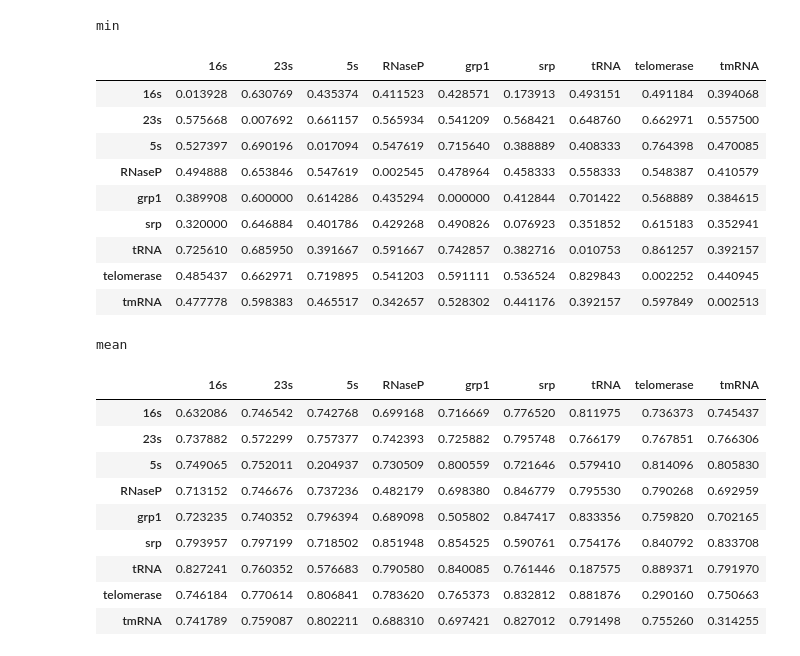
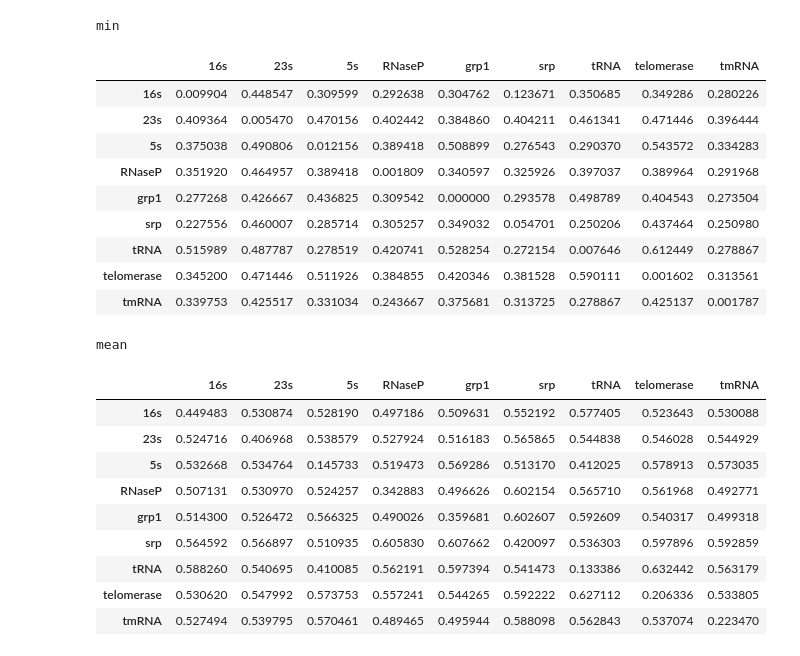
Before and after one commit to Gisch97/RNA-analysis, a Jupyter notebook: DataAnalysis/ArchiveII_seq-struc_similarity/clustering/Struc_dist_filtered_inter.ipynb, the cells around one changed output. Drawn from its saved outputs; the diff is of its cells as text; code cells hidden in the pictures.

```diff
--- a/DataAnalysis/ArchiveII_seq-struc_similarity/clustering/Struc_dist_filtered_inter.ipynb
+++ b/DataAnalysis/ArchiveII_seq-struc_similarity/clustering/Struc_dist_filtered_inter.ipynb
@@ -5,12 +5,17 @@ import seaborn as sns
 import matplotlib.pyplot as plt
 import rna_utils as ru
 
-DIST_PATH = "../../data/rnadist_f_all.h5"
+DATA_PATH    = "/home/gkulemeyer/Documents/Repos/RNA-analysis/DataAnalysis/data/"
 
-META_PATH = "../../data/sources/ArchiveII_with_prob_and_motiv.csv"
-META200_PATH = "/home/gkulemeyer/Documents/Repos/RNA-analysis/DataAnalysis/data/filtered_dataset/ArchiveII_hclus_200.csv"
-META400_PATH = "/home/gkulemeyer/Documents/Repos/RNA-analysis/DataAnalysis/data/filtered_dataset/ArchiveII_hclus_400.csv"
+DIST_PATH    = DATA_PATH + "rnadist_f_all.h5"
+dist100_PATH = DATA_PATH + "hc_filtered100.h5"
+dist200_PATH = DATA_PATH + "hc_filtered200.h5"
+dist400_PATH = DATA_PATH + "hc_filtered400.h5"
+META_PATH    = DATA_PATH + "sources/ArchiveII_with_prob_and_motiv.csv"
 # %%
 dist, meta = ru.load_and_align(corr_path=DIST_PATH, meta_path=META_PATH)
-dist200, meta200 = ru.load_and_align(corr_path=DIST_PATH, meta_path=META200_PATH)
-dist400, meta400 = ru.load_and_align(corr_path=DIST_PATH, meta_path=META400_PATH)
+dist100, meta100 = ru.load_and_align(corr_path=dist100_PATH, meta_path=META_PATH)
+dist200, meta200 = ru.load_and_align(corr_path=dist200_PATH, meta_path=META_PATH)
+dist400, meta400 = ru.load_and_align(corr_path=dist400_PATH, meta_path=META_PATH)
+
+print(meta400.groupby("fam")["sequence"].count())
@@ -105,36 +184,32 @@ for f in fams.keys():
 ... (6 outputs left out)
 # %%
 print("min")
-min_dist = ru.table_min_inter_fam(fams)
-df_min = pd.DataFrame.from_dict(min_dist, orient="index")
-display(df_min)
+display(df_min_400)
 
 print("mean")
-strength = ru.table_inter_fam(fams)
-df_strength = pd.DataFrame.from_dict(strength, orient="index")
-display(df_strength)
+display(df_mean_400)
 # %% [output]
 min
 |  | 16s | 23s | 5s | RNaseP | grp1 | srp | tRNA | telomerase | tmRNA |
-| 16s | 0.013928 | 0.630769 | 0.435374 | 0.411523 | 0.428571 | 0.173913 | 0.493151 | 0.491184 | 0.394068 |
-| 23s | 0.575668 | 0.007692 | 0.661157 | 0.565934 | 0.541209 | 0.568421 | 0.648760 | 0.662971 | 0.557500 |
-| 5s | 0.527397 | 0.690196 | 0.017094 | 0.547619 | 0.715640 | 0.388889 | 0.408333 | 0.764398 | 0.470085 |
-| RNaseP | 0.494888 | 0.653846 | 0.547619 | 0.002545 | 0.478964 | 0.458333 | 0.558333 | 0.548387 | 0.410579 |
-| grp1 | 0.389908 | 0.600000 | 0.614286 | 0.435294 | 0.000000 | 0.412844 | 0.701422 | 0.568889 | 0.384615 |
-| srp | 0.320000 | 0.646884 | 0.401786 | 0.429268 | 0.490826 | 0.076923 | 0.351852 | 0.615183 | 0.352941 |
-| tRNA | 0.725610 | 0.685950 | 0.391667 | 0.591667 | 0.742857 | 0.382716 | 0.010753 | 0.861257 | 0.392157 |
-| telomerase | 0.485437 | 0.662971 | 0.719895 | 0.541203 | 0.591111 | 0.536524 | 0.829843 | 0.002252 | 0.440945 |
-| tmRNA | 0.477778 | 0.598383 | 0.465517 | 0.342657 | 0.528302 | 0.441176 | 0.392157 | 0.597849 | 0.002513 |
+| 16s | 0.009904 | 0.448547 | 0.309599 | 0.292638 | 0.304762 | 0.123671 | 0.350685 | 0.349286 | 0.280226 |
+| 23s | 0.409364 | 0.005470 | 0.470156 | 0.402442 | 0.384860 | 0.404211 | 0.461341 | 0.471446 | 0.396444 |
+| 5s | 0.375038 | 0.490806 | 0.012156 | 0.389418 | 0.508899 | 0.276543 | 0.290370 | 0.543572 | 0.334283 |
+| RNaseP | 0.351920 | 0.464957 | 0.389418 | 0.001809 | 0.340597 | 0.325926 | 0.397037 | 0.389964 | 0.291968 |
+| grp1 | 0.277268 | 0.426667 | 0.436825 | 0.309542 | 0.000000 | 0.293578 | 0.498789 | 0.404543 | 0.273504 |
+| srp | 0.227556 | 0.460007 | 0.285714 | 0.305257 | 0.349032 | 0.054701 | 0.250206 | 0.437464 | 0.250980 |
+| tRNA | 0.515989 | 0.487787 | 0.278519 | 0.420741 | 0.528254 | 0.272154 | 0.007646 | 0.612449 | 0.278867 |
+| telomerase | 0.345200 | 0.471446 | 0.511926 | 0.384855 | 0.420346 | 0.381528 | 0.590111 | 0.001602 | 0.313561 |
+| tmRNA | 0.339753 | 0.425517 | 0.331034 | 0.243667 | 0.375681 | 0.313725 | 0.278867 | 0.425137 | 0.001787 |
 mean
 |  | 16s | 23s | 5s | RNaseP | grp1 | srp | tRNA | telomerase | tmRNA |
-| 16s | 0.632086 | 0.746542 | 0.742768 | 0.699168 | 0.716669 | 0.776520 | 0.811975 | 0.736373 | 0.745437 |
-| 23s | 0.737882 | 0.572299 | 0.757377 | 0.742393 | 0.725882 | 0.795748 | 0.766179 | 0.767851 | 0.766306 |
-| 5s | 0.749065 | 0.752011 | 0.204937 | 0.730509 | 0.800559 | 0.721646 | 0.579410 | 0.814096 | 0.805830 |
-| RNaseP | 0.713152 | 0.746676 | 0.737236 | 0.482179 | 0.698380 | 0.846779 | 0.795530 | 0.790268 | 0.692959 |
-| grp1 | 0.723235 | 0.740352 | 0.796394 | 0.689098 | 0.505802 | 0.847417 | 0.833356 | 0.759820 | 0.702165 |
-| srp | 0.793957 | 0.797199 | 0.718502 | 0.851948 | 0.854525 | 0.590761 | 0.754176 | 0.840792 | 0.833708 |
-| tRNA | 0.827241 | 0.760352 | 0.576683 | 0.790580 | 0.840085 | 0.761446 | 0.187575 | 0.889371 | 0.791970 |
-| telomerase | 0.746184 | 0.770614 | 0.806841 | 0.783620 | 0.765373 | 0.832812 | 0.881876 | 0.290160 | 0.750663 |
-| tmRNA | 0.741789 | 0.759087 | 0.802211 | 0.688310 | 0.697421 | 0.827012 | 0.791498 | 0.755260 | 0.314255 |
+| 16s | 0.449483 | 0.530874 | 0.528190 | 0.497186 | 0.509631 | 0.552192 | 0.577405 | 0.523643 | 0.530088 |
+| 23s | 0.524716 | 0.406968 | 0.538579 | 0.527924 | 0.516183 | 0.565865 | 0.544838 | 0.546028 | 0.544929 |
+| 5s | 0.532668 | 0.534764 | 0.145733 | 0.519473 | 0.569286 | 0.513170 | 0.412025 | 0.578913 | 0.573035 |
+| RNaseP | 0.507131 | 0.530970 | 0.524257 | 0.342883 | 0.496626 | 0.602154 | 0.565710 | 0.561968 | 0.492771 |
+| grp1 | 0.514300 | 0.526472 | 0.566325 | 0.490026 | 0.359681 | 0.602607 | 0.592609 | 0.540317 | 0.499318 |
+| srp | 0.564592 | 0.566897 | 0.510935 | 0.605830 | 0.607662 | 0.420097 | 0.536303 | 0.597896 | 0.592859 |
+| tRNA | 0.588260 | 0.540695 | 0.410085 | 0.562191 | 0.597394 | 0.541473 | 0.133386 | 0.632442 | 0.563179 |
+| telomerase | 0.530620 | 0.547992 | 0.573753 | 0.557241 | 0.544265 | 0.592222 | 0.627112 | 0.206336 | 0.533805 |
+| tmRNA | 0.527494 | 0.539795 | 0.570461 | 0.489465 | 0.495944 | 0.588098 | 0.562843 | 0.537074 | 0.223470 |
 # %%
 print("min")
```
Also changed, not shown: parts of 21 cells of this notebook, 47 other files.
